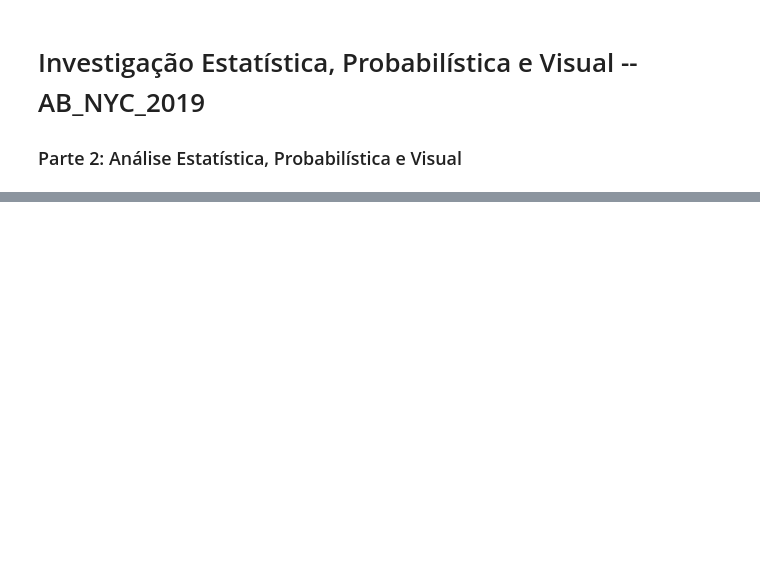
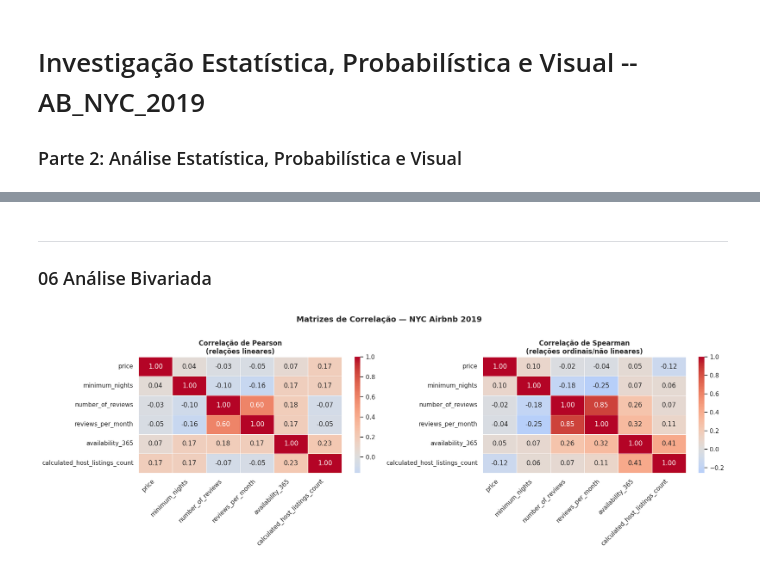
Before and after one commit to JoaoPedroBalduino/New-York-City-Airbnb-Open-Data, a Jupyter notebook: notebooks/02pipeline_AB_NYC.ipynb, the cells around one changed output, grey strips where cells are left out. Drawn from its saved outputs; the diff is of its cells as text; code cells hidden in the pictures; blank space fills up the shorter version.

```diff
--- a/notebooks/02pipeline_AB_NYC.ipynb
+++ b/notebooks/02pipeline_AB_NYC.ipynb
@@ -31,0 +164,34 @@ Dataset carregado: 48858 linhas x 16 colunas
+# %% [markdown]
+---
+### 06 Análise Bivariada
+# %%
+# 6.1 Correlação de Pearson e Spearman
+cols_corr = ['price', 'minimum_nights', 'number_of_reviews', 'reviews_per_month', 'availability_365', 'calculated_host_listings_count']
+
+pearson  = df_tratado[cols_corr].corr(method='pearson')
+spearman = df_tratado[cols_corr].corr(method='spearman')
+
+fig, axes = plt.subplots(1, 2, figsize=(18, 6))
+
+sns.heatmap(pearson,  annot=True, fmt='.2f', cmap='coolwarm', center=0, ax=axes[0], linewidths=0.5)
+axes[0].set_title('Correlação de Pearson\n(relações lineares)', fontsize=12, fontweight='bold')
+
+sns.heatmap(spearman, annot=True, fmt='.2f', cmap='coolwarm', center=0, ax=axes[1], linewidths=0.5)
+axes[1].set_title('Correlação de Spearman\n(relações ordinais/não lineares)', fontsize=12, fontweight='bold')
+
+plt.suptitle('Matrizes de Correlação — NYC Airbnb 2019', fontsize=14, fontweight='bold', y=1.01)
+for ax in axes:
+    ax.set_xticklabels(ax.get_xticklabels(), rotation=45, ha='right')
+    ax.set_yticklabels(ax.get_yticklabels(), rotation=0)
+
+plt.tight_layout()
+plt.show()
+
+'''
+Interpretação:
+- reviews_per_month e number_of_reviews têm correlação positiva, quanto mais reviews acumulados, mais por mês em média.
+- price tem correlação fraca com a maioria das variáveis o preço é mais explicado por fatores categóricos (região, tipo de quarto) do que numéricos.
+- availability_365 tem correlação negativa fraca com reviews_per_month — imóveis muito disponíveis tendem a ter menos reservas efetivas.
+'''
+# %% [output]
+[figure, added]
```
Also changed, not shown: parts of 19 cells of this notebook, 5 other files.
